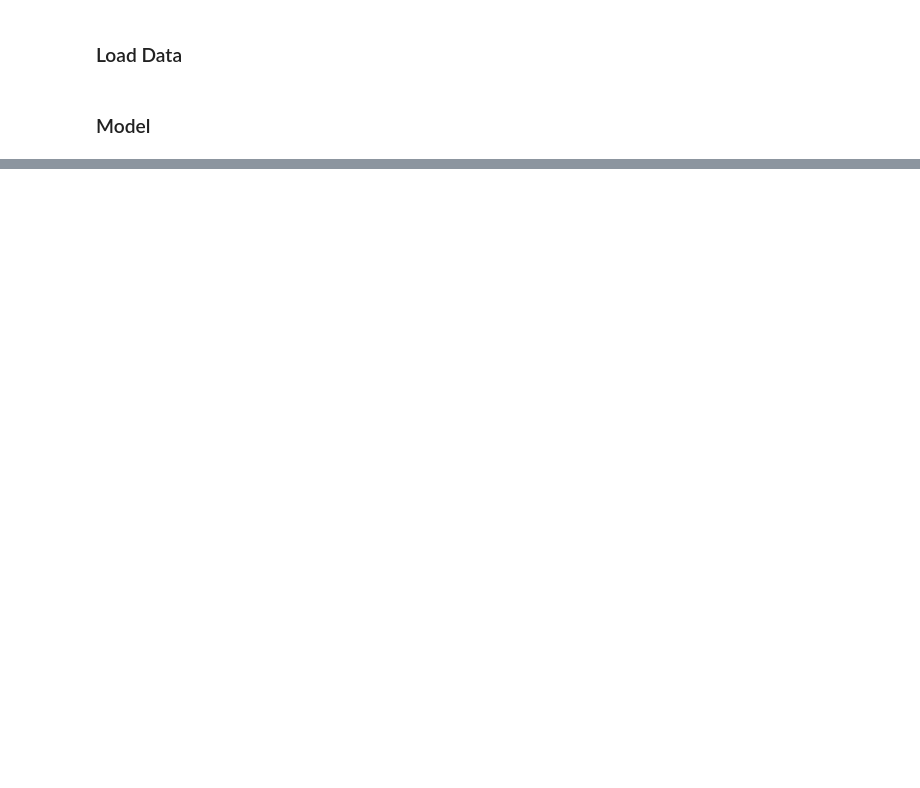
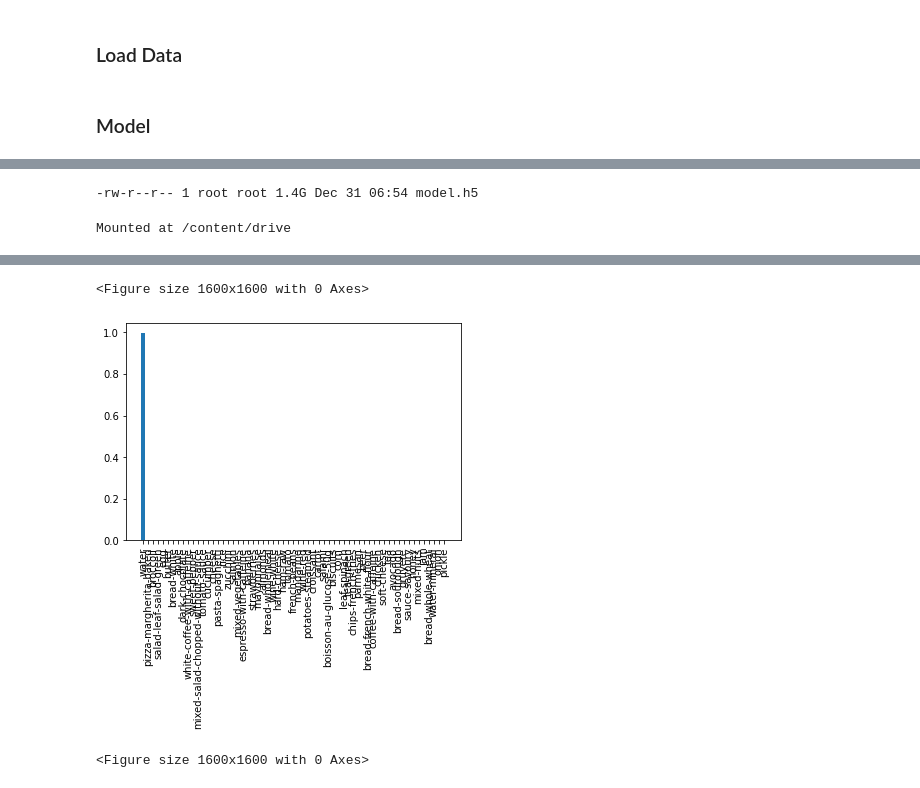
Before and after one commit to weathon/healthy-diet, a Jupyter notebook: food.ipynb, the cells around one changed output, grey strips where cells are left out. Cells and saved outputs as stored; diff of their text form; code cells hidden in the pictures; blank space fills up the shorter version.

```diff
--- a/food.ipynb
+++ b/food.ipynb
@@ -35,23 +56,18 @@ for i in range(len(Y)):
 # %%
 model = tf.keras.Sequential([
     tf.keras.layers.Input(shape=(128,128,3)),
+    tf.keras.layers.Conv2D(32,(3,3),activation="relu"),
+    # tf.keras.layers.Conv2D(64,(3,3),activation="relu"),
+    # tf.keras.layers.Conv2D(64,(3,3),activation="relu"),
+    tf.keras.layers.MaxPooling2D(),
     tf.keras.layers.Conv2D(64,(3,3),activation="relu"),
-    tf.keras.layers.Conv2D(64,(3,3),activation="relu"),
-    tf.keras.layers.Conv2D(64,(3,3),activation="relu"),
+    # tf.keras.layers.Conv2D(128,(3,3),activation="relu"),
+    # tf.keras.layers.Conv2D(128,(3,3),activation="relu"), works much better without these layers
     tf.keras.layers.MaxPooling2D(),
     tf.keras.layers.Conv2D(128,(3,3),activation="relu"),
-    tf.keras.layers.Conv2D(128,(3,3),activation="relu"),
-    tf.keras.layers.Conv2D(128,(3,3),activation="relu"),
-    tf.keras.layers.MaxPooling2D(),
-    tf.keras.layers.Conv2D(256,(3,3),activation="relu"),
-    tf.keras.layers.Conv2D(256,(3,3),activation="relu"),
-    tf.keras.layers.Conv2D(256,(3,3),activation="relu"),
-    tf.keras.layers.MaxPooling2D(),
     tf.keras.layers.Flatten(),
     tf.keras.layers.Dense(1024, activation="relu"),
     tf.keras.layers.Dense(512, activation="relu"),
     tf.keras.layers.Dense(len(Y_mapping.keys())+1, activation="relu"),
     tf.keras.layers.Dense(len(Y_mapping.keys())+1, activation="softmax")
 ])
-model.compile(optimizer='adam', loss='categorical_crossentropy')
-model.summary()
@@ -76,6 +74,7 @@ _________________________________________________________________
 # %%
 X = np.array(X)
 Y = np.array(Y)
+model.compile(optimizer='adam', loss='categorical_crossentropy',  metrics="accuracy")
 # %%
 model.fit(X, Y, epochs=10)
 # %% [output]
@@ -83,0 +102,4 @@ KeyboardInterrupt:
+# %%
+model.fit(X, Y, epochs=10)
+# %%
+model.fit(X, Y, epochs=3)
@@ -83,0 +108,9 @@ KeyboardInterrupt:
+# %%
+!ls -l -h model.h5
+# %% [output]
+-rw-r--r-- 1 root root 1.4G Dec 31 06:54 model.h5
+# %%
+from google.colab import drive
+drive.mount('/content/drive')
+# %% [output]
+Mounted at /content/drive
@@ -83,0 +123,9 @@ KeyboardInterrupt:
+# %%
+id = 10
+image = os.listdir("test_images/test_images/")[id]
+pylab.bar(list(Y_mapping.keys()),model.predict(np.array([
+    np.array(Image.open("test_images/test_images/"+image).resize((128,128)))
+    ]))[0][:-1])#aaput kes in predict
+pylab.xticks(rotation=90)
+pylab.figure(figsize=(20,20), dpi=80)
+# %% [output]
@@ -83,0 +133,3 @@ KeyboardInterrupt:
+<Figure size 1600x1600 with 0 Axes>
+[figure, added]
+<Figure size 1600x1600 with 0 Axes>
```
Also changed, not shown: parts of 10 cells of this notebook.
